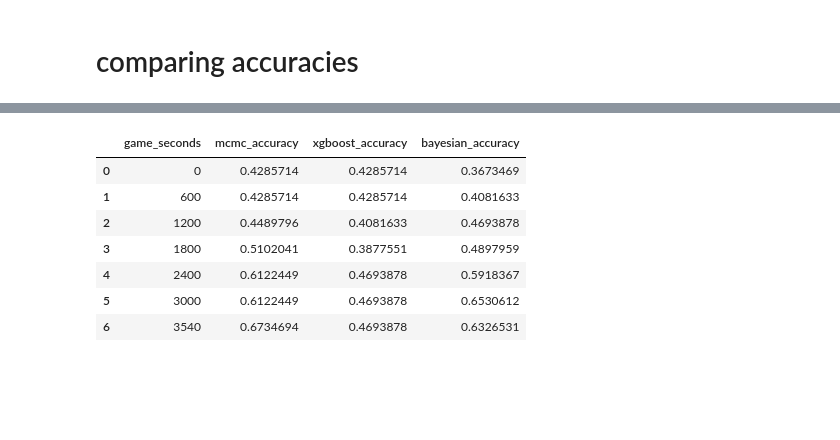
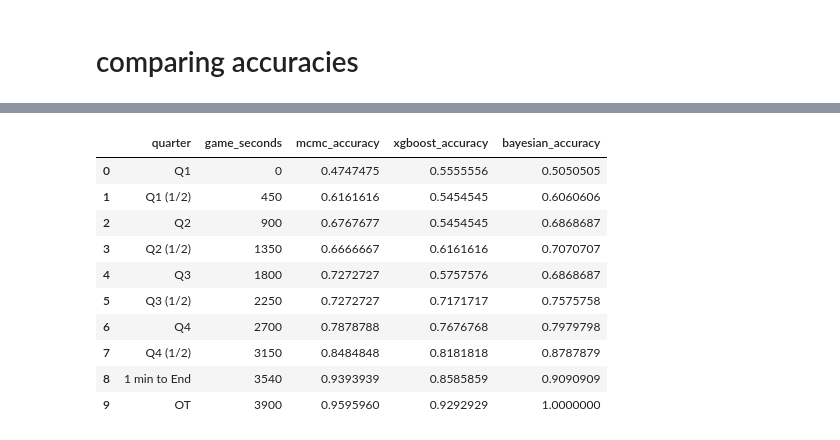
Before and after one commit to jeffxhansen/NHL_Win_Predictor, a Jupyter notebook: jeff2.ipynb, the cells around one changed output, grey strips where cells are left out. Cells and saved outputs as stored; diff of their text form; code cells hidden in the pictures; blank space fills up the shorter version.

```diff
--- a/jeff2.ipynb
+++ b/jeff2.ipynb
@@ -29,0 +32,4 @@ DATA_PATH = "data/play_by_play/"
+# %%
+with open("data/test_game_ids.txt", 'r') as f:
+    test_game_ids_str = f.read()
+test_game_ids_str = str_to_list_py(test_game_ids_str)
@@ -29,0 +41,3 @@ DATA_PATH = "data/play_by_play/"
+# %%
+df_full = pd.read_feather("data/play_by_play/play_by_play_full_state_space.feather")
+print_display('df_full', globals(), 10)
@@ -45,6 +278,10 @@ game_ids = [2022020839, 2023020412, 2022020727, 2022030154,
     2023020292, 2023020010, 2022021270, 2022021115,
     2022020753, 2023020475, 2023020192, 2022020662,
     2023020033, 2023020482]
+
+with open("data/test_game_ids.txt", 'r') as f:
+    test_game_ids_str = f.read()
+game_ids = str_to_list_py(test_game_ids_str)
 
 dfs = []
 for game_id in game_ids:
@@ -180,25 +424,0 @@ display(predictions)
-# %%
-quarter_starts = np.array([0, 1200, 2400, 3600])
-times = np.array([0, 600, 1200, 1800, 2400, 3000, 3540])
-
-table_data = list(product(selected_game_ids, times))
-table = pd.DataFrame(table_data, columns=['game_id', 'game_seconds'])
-
-table['id_sec'] = (table['game_id'].astype(str) + "0" +
-    table['game_seconds'].astype(str).str.zfill(5))
-table['id_sec'] = table['id_sec'].astype(int)
-predictions['id_sec'] = (predictions['game_id'].astype(str) + "0" +
-    predictions['game_seconds'].astype(str).str.zfill(5))
-predictions['id_sec'] = predictions['id_sec'].astype(int)
-
-table = pd.merge_asof(
-    table.sort_values(by='id_sec'),
-    predictions.sort_values(by='id_sec'),
-    on="id_sec",
-    direction="nearest",
-    suffixes=('_table', '_pred'))
-table = (table
-    .drop(columns=['id_sec', 'game_id_pred'])
-    .rename(columns={'game_id_table':'game_id'})
-)
-display(table)
@@ -291,27 +496,34 @@ plt.show()
 # %%
+table = predictions.copy()
+
 table['mcmc_correct'] = (table['mcmc'] == table['winner']).astype(int)
 table['xgboost_correct'] = (table['xgboost'] == table['winner']).astype(int)
 table['bayesian_correct'] = (table['bayesian'] == table['winner']).astype(int)
 accuracies = (table
     .groupby(by='game_seconds_table')
     [['mcmc_correct', 'xgboost_correct', 'bayesian_correct']]
     .sum()
     .reset_index()
 )
-accuracies['games'] = 49
+accuracies['games'] = len(table['game_id'].unique())
 accuracies['mcmc_accuracy'] = accuracies['mcmc_correct'] / accuracies['games']
 accuracies['xgboost_accuracy'] = accuracies['xgboost_correct'] / accuracies['games']
 accuracies['bayesian_accuracy'] = accuracies['bayesian_correct'] / accuracies['games']
 accuracies = (accuracies
     .drop(columns=['mcmc_correct', 'xgboost_correct', 'bayesian_correct', 'games'])
     .rename(columns={'game_seconds_table': 'game_seconds'}))
+accuracies['quarter'] = ['Q1', 'Q1 (1/2)', 'Q2', 'Q2 (1/2)', 'Q3', 'Q3 (1/2)', 'Q4', 'Q4 (1/2)', '1 min to End', 'OT']
+accuracies = movecol(accuracies, ['quarter'], 'game_seconds', 'Before')
 display(accuracies)
 # %% [output]
-|  | game_seconds | mcmc_accuracy | xgboost_accuracy | bayesian_accuracy |
-| 0 | 0 | 0.4285714 | 0.4285714 | 0.3673469 |
-| 1 | 600 | 0.4285714 | 0.4285714 | 0.4081633 |
-| 2 | 1200 | 0.4489796 | 0.4081633 | 0.4693878 |
-| 3 | 1800 | 0.5102041 | 0.3877551 | 0.4897959 |
-| 4 | 2400 | 0.6122449 | 0.4693878 | 0.5918367 |
-| 5 | 3000 | 0.6122449 | 0.4693878 | 0.6530612 |
-| 6 | 3540 | 0.6734694 | 0.4693878 | 0.6326531 |
+|  | quarter | game_seconds | mcmc_accuracy | xgboost_accuracy | bayesian_accuracy |
+| 0 | Q1 | 0 | 0.4747475 | 0.5555556 | 0.5050505 |
+| 1 | Q1 (1/2) | 450 | 0.6161616 | 0.5454545 | 0.6060606 |
+| 2 | Q2 | 900 | 0.6767677 | 0.5454545 | 0.6868687 |
+| 3 | Q2 (1/2) | 1350 | 0.6666667 | 0.6161616 | 0.7070707 |
+| 4 | Q3 | 1800 | 0.7272727 | 0.5757576 | 0.6868687 |
+| 5 | Q3 (1/2) | 2250 | 0.7272727 | 0.7171717 | 0.7575758 |
+| 6 | Q4 | 2700 | 0.7878788 | 0.7676768 | 0.7979798 |
+| 7 | Q4 (1/2) | 3150 | 0.8484848 | 0.8181818 | 0.8787879 |
+| 8 | 1 min to End | 3540 | 0.9393939 | 0.8585859 | 0.9090909 |
+| 9 | OT | 3900 | 0.9595960 | 0.9292929 | 1.0000000 |
```
Also changed, not shown: parts of 18 cells of this notebook, 10 other files.
